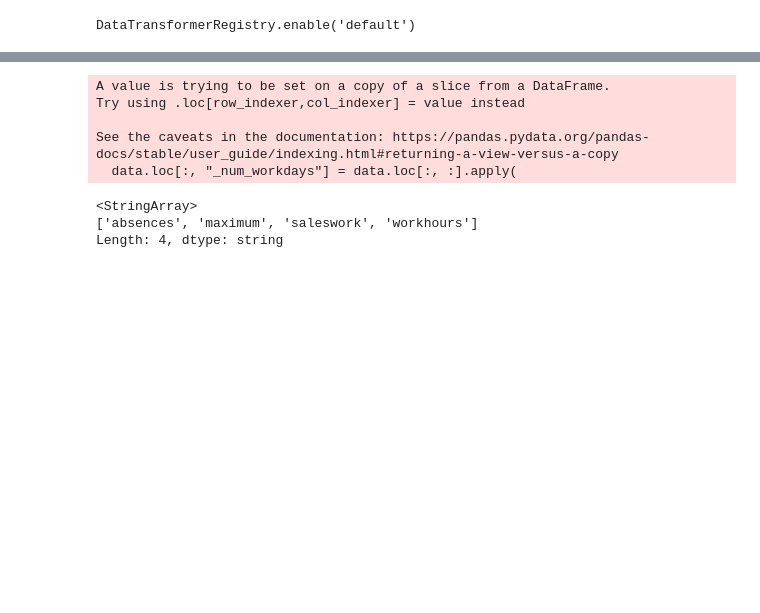
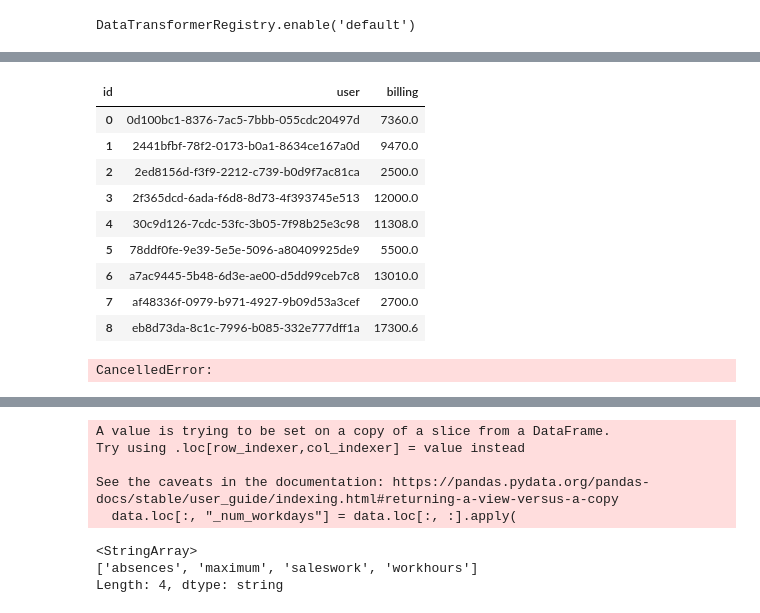
Before and after one commit to vreima/tie-dashboard, a Jupyter notebook: testing-notebook.ipynb, the cells around one changed output, grey strips where cells are left out. Cells and saved outputs as stored; diff of their text form; code cells hidden in the pictures; blank space fills up the shorter version.

```diff
--- a/testing-notebook.ipynb
+++ b/testing-notebook.ipynb
@@ -68,0 +125,32 @@ hours["cost"] = hours.user.map(us2)
+# %%
+billing.pivot_table(
+        "value",
+        index=["user"],
+        columns="id",
+        aggfunc="sum",
+        fill_value=0,
+        dropna=False,
+    ).reset_index()
+
+#billing[billing.user == "2f365dcd-6ada-f6d8-8d73-4f393745e513"]
+# %% [output]
+| id | user | billing |
+| 0 | 0d100bc1-8376-7ac5-7bbb-055cdc20497d | 7360.0 |
+| 1 | 2441bfbf-78f2-0173-b0a1-8634ce167a0d | 9470.0 |
+| 2 | 2ed8156d-f3f9-2212-c739-b0d9f7ac81ca | 2500.0 |
+| 3 | 2f365dcd-6ada-f6d8-8d73-4f393745e513 | 12000.0 |
+| 4 | 30c9d126-7cdc-53fc-3b05-7f98b25e3c98 | 11308.0 |
+| 5 | 78ddf0fe-9e39-5e5e-5096-a80409925de9 | 5500.0 |
+| 6 | a7ac9445-5b48-6d3e-ae00-d5dd99ceb7c8 | 13010.0 |
+| 7 | af48336f-0979-b971-4927-9b09d53a3cef | 2700.0 |
+| 8 | eb8d73da-8c1c-7996-b085-332e777dff1a | 17300.6 |
+# %%
+import asyncio
+import src.logic.severa.rate_limiter
+reload(src.logic.severa.rate_limiter)
+
+async with src.logic.severa.rate_limiter.Limiter() as l:
+    gets = [l.get(f"req {i}") for i in range(15)]
+    await asyncio.gather(*gets)
+# %% [output]
+CancelledError:
```
Also changed, not shown: parts of 6 cells of this notebook, 9 other files.
